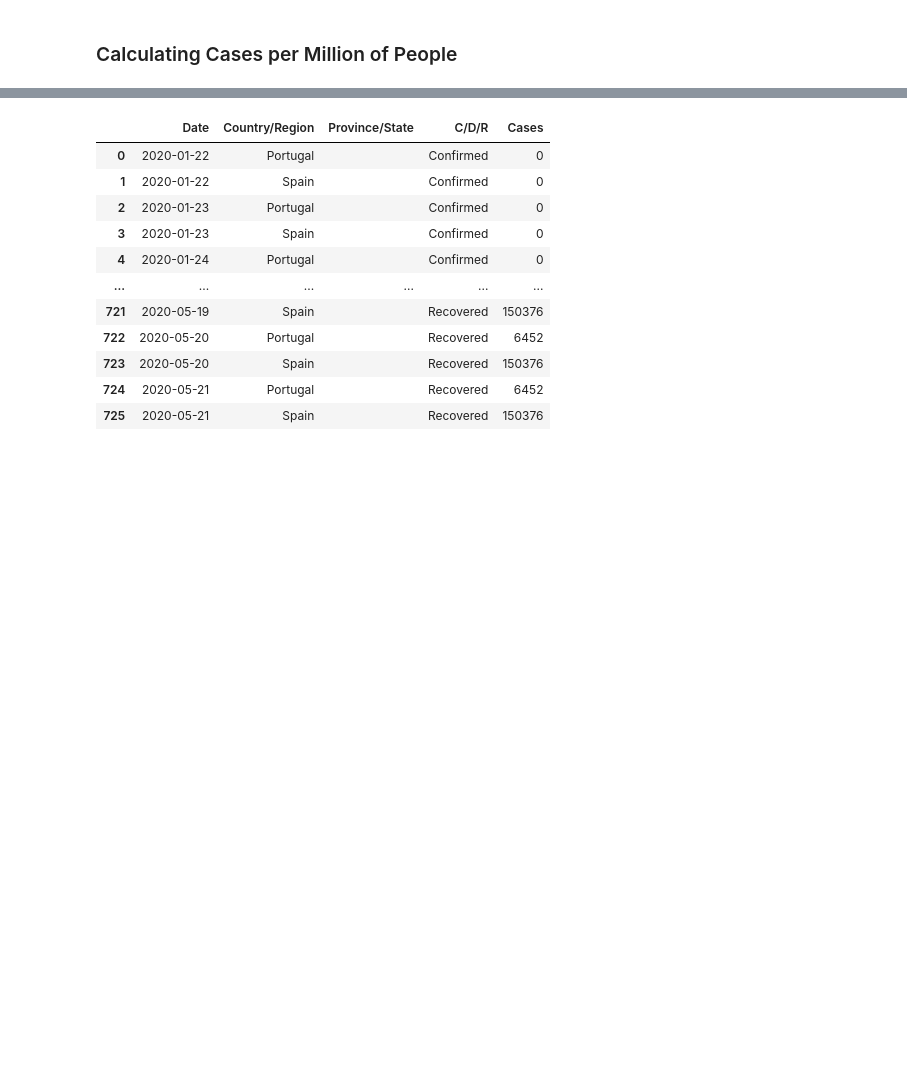
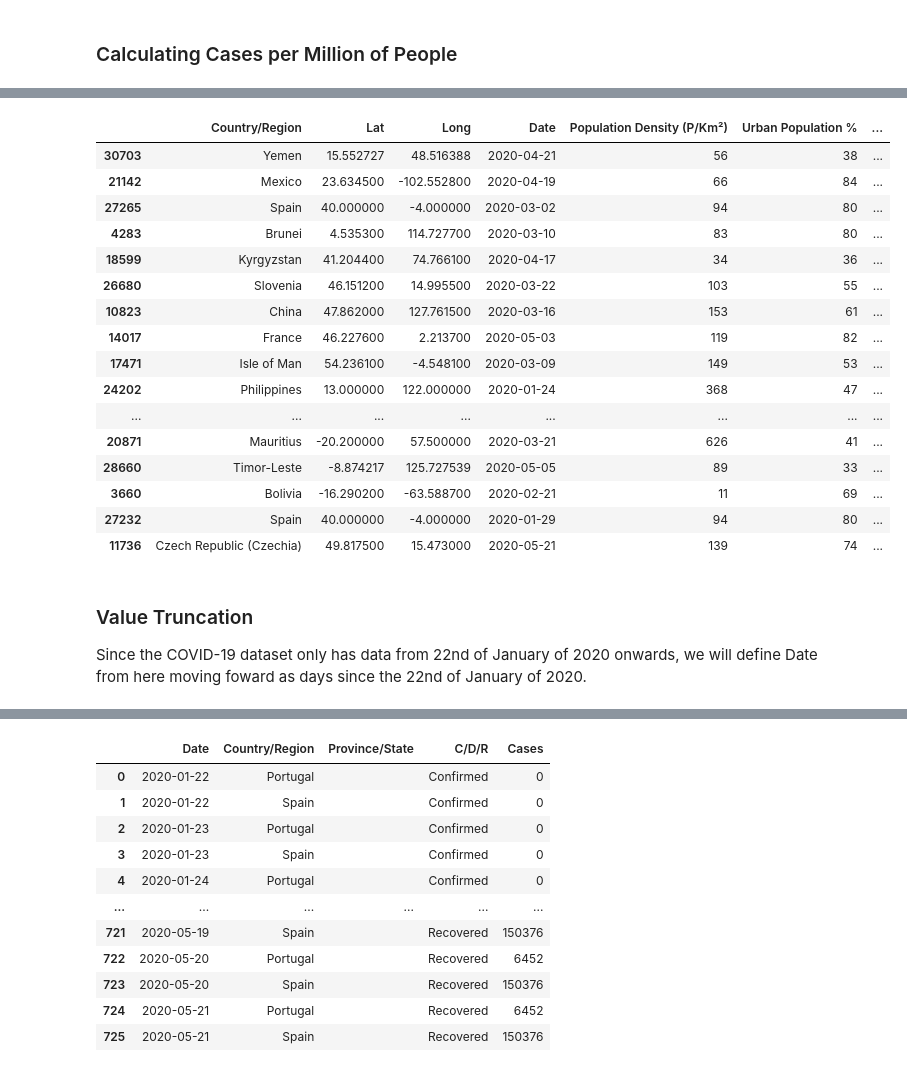
Before and after one commit to SALajes/iart-regression-modeling, a Jupyter notebook: Covid19.ipynb, the cells around one changed output, grey strips where cells are left out. Cells and saved outputs as stored; diff of their text form; code cells hidden in the pictures; blank space fills up the shorter version.

Commit message:
Calculated per million

```diff
--- a/Covid19.ipynb
+++ b/Covid19.ipynb
@@ -219,0 +215,31 @@ dtype: int64
+# %%
+full_grouped['Confirmed per million'] = (full_grouped['Confirmed'] / full_grouped['Population']) * 1000000
+full_grouped['Deaths per million'] = (full_grouped['Deaths'] / full_grouped['Population']) * 1000000
+full_grouped['Recovered per million'] = (full_grouped['Recovered'] / full_grouped['Population']) * 1000000
+full_grouped['Active per million'] = (full_grouped['Active'] / full_grouped['Population']) * 1000000
+per_million = full_grouped.iloc[:,[0,1,2,3,9,10,11,12,13,14,]]
+
+
+per_million.sample(20)
+# %% [output]
+|  | Country/Region | Lat | Long | Date | Population Density (P/Km²) | Urban Population % | ... |
+| 30703 | Yemen | 15.552727 | 48.516388 | 2020-04-21 | 56 | 38 | ... |
+| 21142 | Mexico | 23.634500 | -102.552800 | 2020-04-19 | 66 | 84 | ... |
+| 27265 | Spain | 40.000000 | -4.000000 | 2020-03-02 | 94 | 80 | ... |
+| 4283 | Brunei | 4.535300 | 114.727700 | 2020-03-10 | 83 | 80 | ... |
+| 18599 | Kyrgyzstan | 41.204400 | 74.766100 | 2020-04-17 | 34 | 36 | ... |
+| 26680 | Slovenia | 46.151200 | 14.995500 | 2020-03-22 | 103 | 55 | ... |
+| 10823 | China | 47.862000 | 127.761500 | 2020-03-16 | 153 | 61 | ... |
+| 14017 | France | 46.227600 | 2.213700 | 2020-05-03 | 119 | 82 | ... |
+| 17471 | Isle of Man | 54.236100 | -4.548100 | 2020-03-09 | 149 | 53 | ... |
+| 24202 | Philippines | 13.000000 | 122.000000 | 2020-01-24 | 368 | 47 | ... |
+| ... | ... | ... | ... | ... | ... | ... | ... |
+| 20871 | Mauritius | -20.200000 | 57.500000 | 2020-03-21 | 626 | 41 | ... |
+| 28660 | Timor-Leste | -8.874217 | 125.727539 | 2020-05-05 | 89 | 33 | ... |
+| 3660 | Bolivia | -16.290200 | -63.588700 | 2020-02-21 | 11 | 69 | ... |
+| 27232 | Spain | 40.000000 | -4.000000 | 2020-01-29 | 94 | 80 | ... |
+| 11736 | Czech Republic (Czechia) | 49.817500 | 15.473000 | 2020-05-21 | 139 | 74 | ... |
+# %% [markdown]
+### Value Truncation
+
+Since the COVID-19 dataset only has data from  22nd of January of 2020 onwards, we will define Date from here moving foward as days since the 22nd of January of 2020.
```
Also changed, not shown: parts of 12 cells of this notebook.
